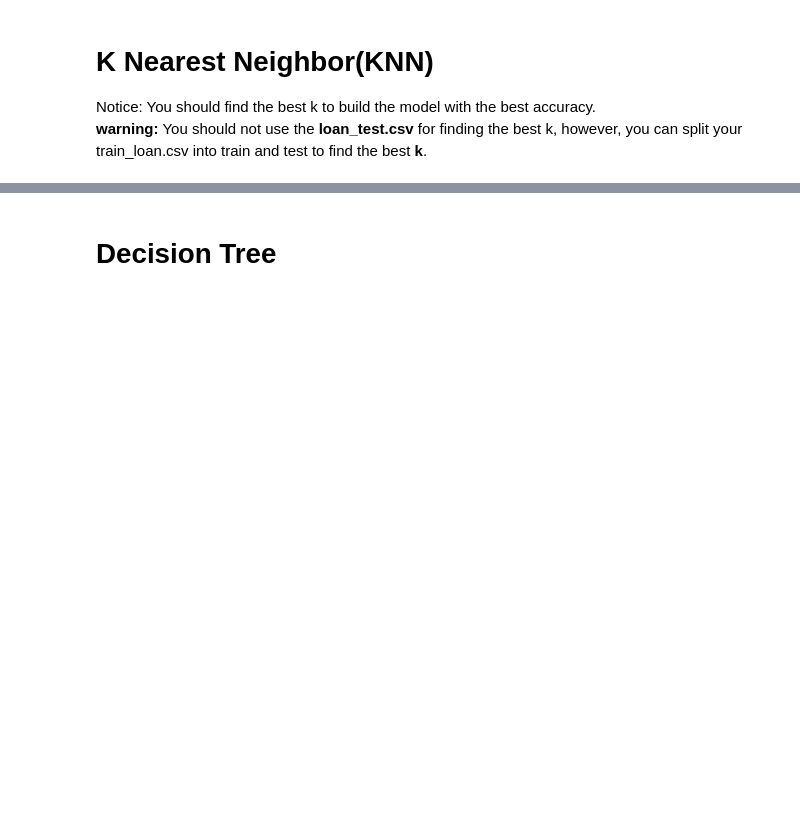
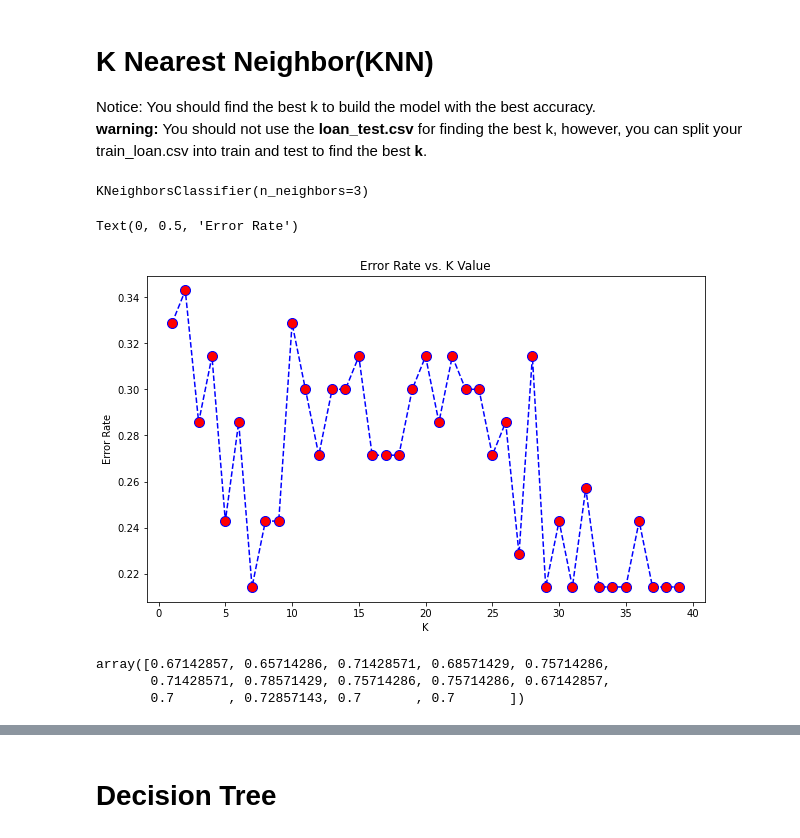
Before and after one commit to DrMuzi/ML-with-Python-IBM---Coursera-, a Jupyter notebook: Final Assignment - Dimas Rafi Ramaharmuzi.ipynb, the cells around one changed output, grey strips where cells are left out. Cells and saved outputs as stored; diff of their text form; code cells hidden in the pictures; blank space fills up the shorter version.

```diff
--- a/Final Assignment - Dimas Rafi Ramaharmuzi.ipynb
+++ b/Final Assignment - Dimas Rafi Ramaharmuzi.ipynb
@@ -289,3 +276,57 @@ You should use the following algorithm:
 
 Notice: You should find the best k to build the model with the best accuracy.\
 **warning:** You should not use the **loan_test.csv** for finding the best k, however, you can split your train_loan.csv into train and test to find the best **k**.
+# %%
+from sklearn.neighbors import KNeighborsClassifier
+from sklearn.model_selection import train_test_split
+from sklearn import metrics
+from sklearn.metrics import classification_report,confusion_matrix
+X_train, X_test, y_train, y_test = train_test_split( X, y, test_size=0.2, random_state=4)
+# %%
+from sklearn.neighbors import KNeighborsClassifier
+k = 3
+#Train Model and Predict
+KNN_Model = KNeighborsClassifier(n_neighbors = k).fit(X_train,y_train)
+KNN_Model
+# %% [output]
+KNeighborsClassifier(n_neighbors=3)
+# %%
+error_rate = []
+
+
+for i in range(1,40):
+
+    knn = KNeighborsClassifier(n_neighbors=i)
+    knn.fit(X_train,y_train)
+    pred_i = knn.predict(X_test)
+    error_rate.append(np.mean(pred_i!=y_test))
+# %%
+plt.figure(figsize=(10,6))
+plt.plot(range(1,40),error_rate,color='blue', linestyle='dashed', marker='o',
+         markerfacecolor='red', markersize=10)
+plt.title('Error Rate vs. K Value')
+plt.xlabel('K')
+plt.ylabel('Error Rate')
+# %% [output]
+Text(0, 0.5, 'Error Rate')
+[figure, added]
+# %%
+Ks=15
+mean_acc=np.zeros((Ks-1))
+std_acc=np.zeros((Ks-1))
+ConfustionMx=[];
+for n in range(1,Ks):
+
+    #Train Model and Predict
+    KNN_Model = KNeighborsClassifier(n_neighbors=n).fit(X_train,y_train)
+    yhat = KNN_Model.predict(X_test)
+
+
+    mean_acc[n-1]=np.mean(yhat==y_test);
+
+    std_acc[n-1]=np.std(yhat==y_test)/np.sqrt(yhat.shape[0])
+mean_acc
+# %% [output]
+array([0.67142857, 0.65714286, 0.71428571, 0.68571429, 0.75714286,
+       0.71428571, 0.78571429, 0.75714286, 0.75714286, 0.67142857,
+       0.7       , 0.72857143, 0.7       , 0.7       ])
```
Also changed, not shown: parts of 26 cells of this notebook.
